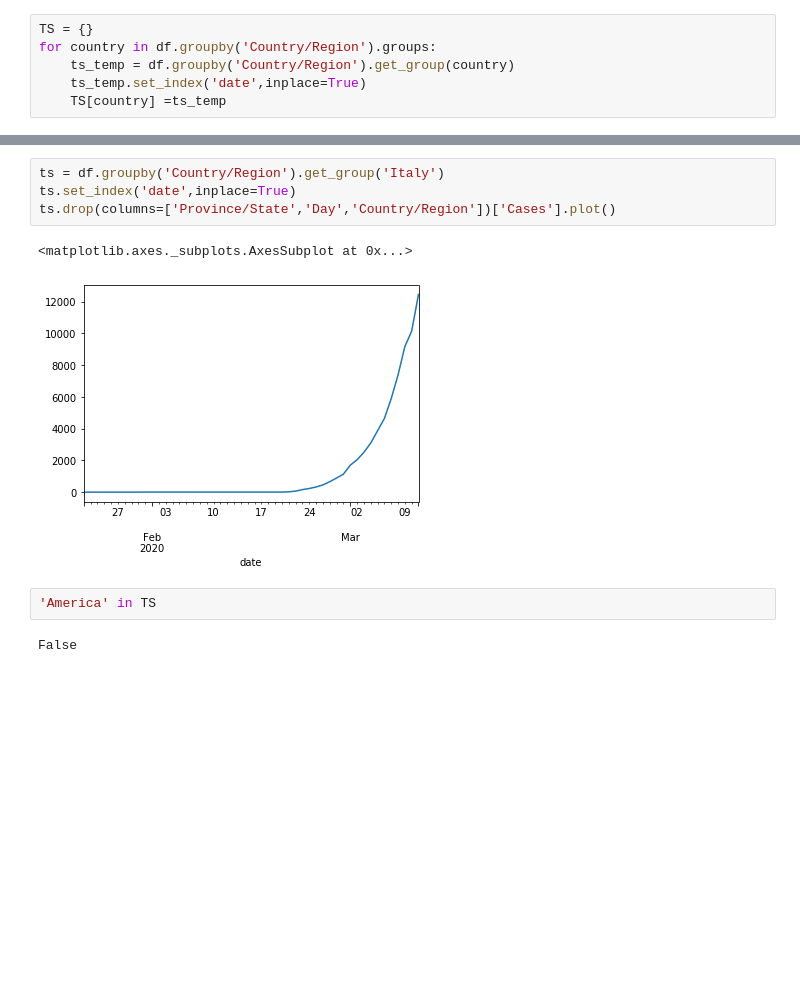
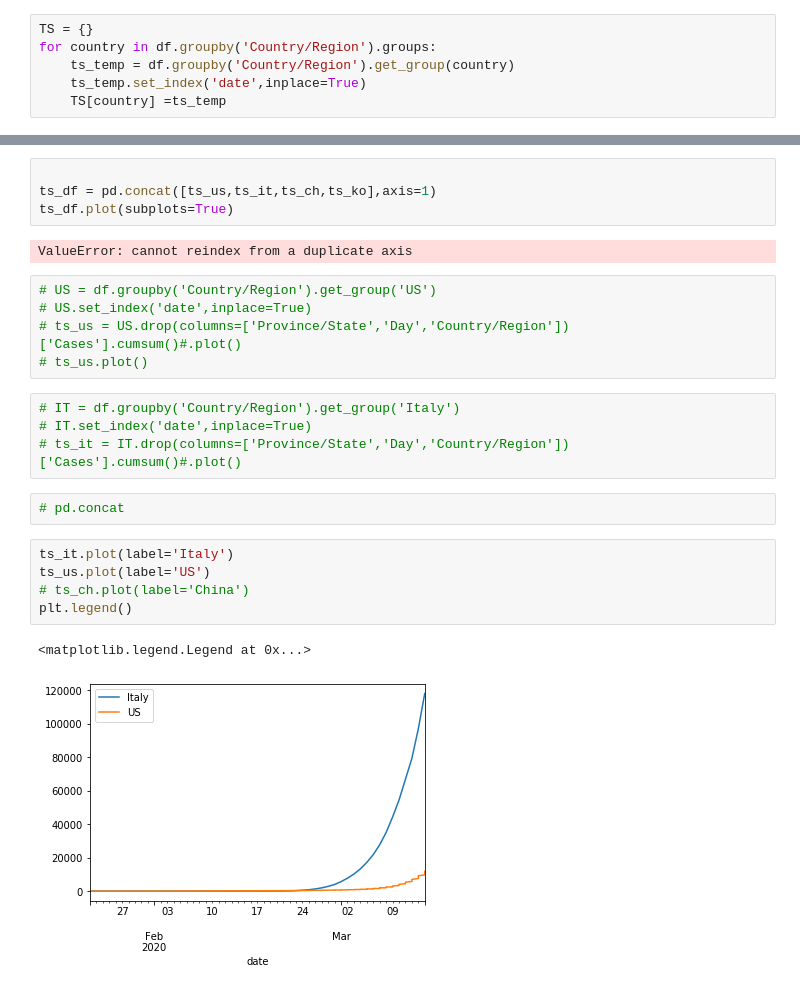
Before and after one commit to jirvingphd/playing-with-coronavirus-data, a Jupyter notebook: coronavirus.ipynb, the cells around one changed output, grey strips where cells are left out. Cells and saved outputs as stored; diff of their text form; blank space fills up the shorter version.

```diff
--- a/coronavirus.ipynb
+++ b/coronavirus.ipynb
@@ -154,12 +209,26 @@ italy.plot()
+# %%
+
+ts_df = pd.concat([ts_us,ts_it,ts_ch,ts_ko],axis=1)
+ts_df.plot(subplots=True)
+# %% [output]
+ValueError: cannot reindex from a duplicate axis
+# %%
+# US = df.groupby('Country/Region').get_group('US')
+# US.set_index('date',inplace=True)
+# ts_us = US.drop(columns=['Province/State','Day','Country/Region'])['Cases'].cumsum()#.plot()
+# ts_us.plot()
 # %%
-ts = df.groupby('Country/Region').get_group('Italy')
-ts.set_index('date',inplace=True)
-ts.drop(columns=['Province/State','Day','Country/Region'])['Cases'].plot()
+# IT = df.groupby('Country/Region').get_group('Italy')
+# IT.set_index('date',inplace=True)
+# ts_it = IT.drop(columns=['Province/State','Day','Country/Region'])['Cases'].cumsum()#.plot()
-# %% [output]
-<matplotlib.axes._subplots.AxesSubplot at 0x...>
-[figure, removed]
-# %%
-'America' in TS
-# %% [output]
-False
+# %%
+# pd.concat
+# %%
+ts_it.plot(label='Italy')
+ts_us.plot(label='US')
+# ts_ch.plot(label='China')
+plt.legend()
+# %% [output]
+<matplotlib.legend.Legend at 0x...>
+[figure, added]
 # %%
```
Also changed, not shown: parts of 20 cells of this notebook, 7 other files.
